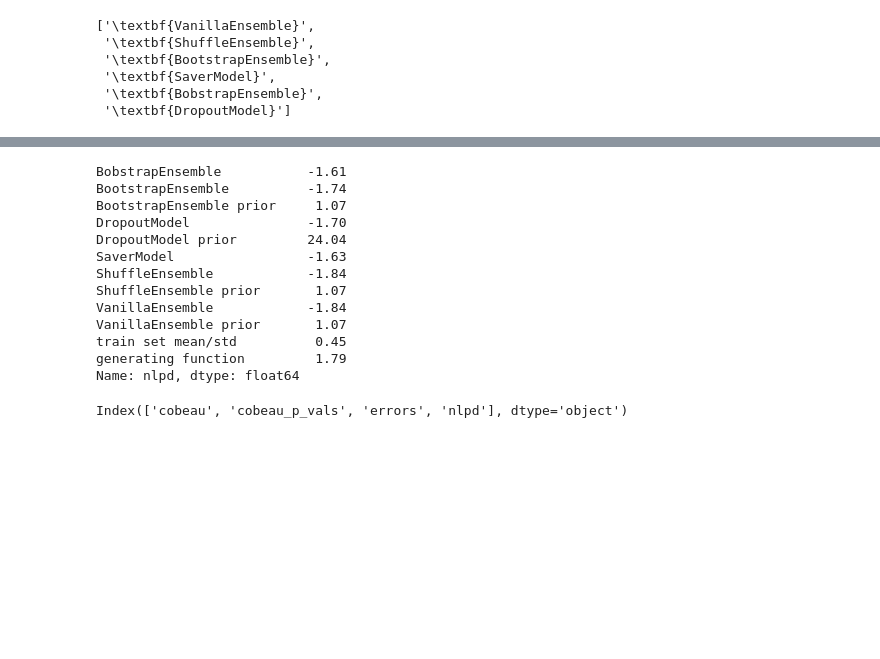
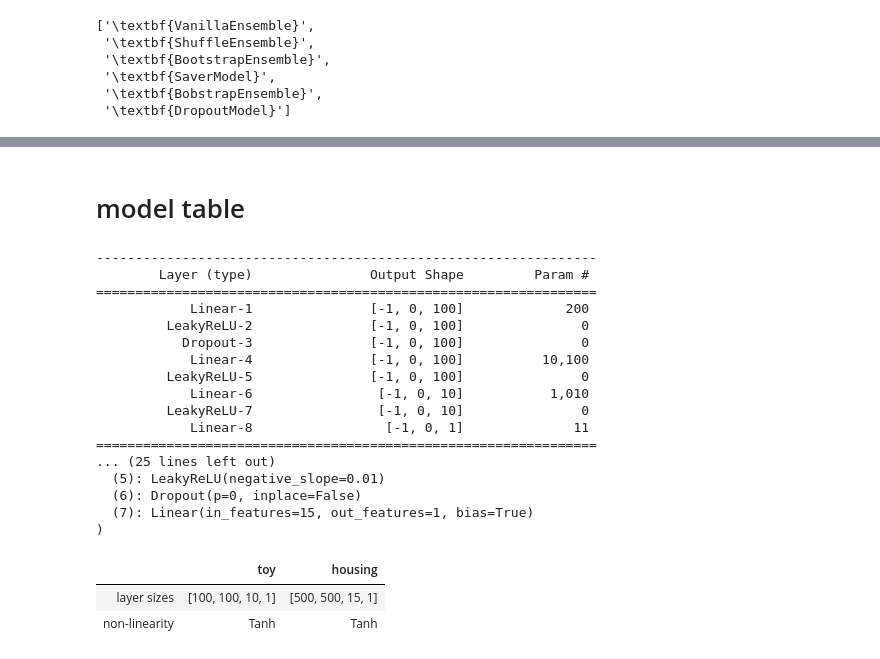
Before and after one commit to wooohoooo/uncertainty_regression_pytorch, a Jupyter notebook: models/analysis.ipynb, the cells around one changed output, grey strips where cells are left out. Cells and saved outputs as stored; diff of their text form; code cells hidden in the pictures; blank space fills up the shorter version.

```diff
--- a/models/analysis.ipynb
+++ b/models/analysis.ipynb
@@ -536,22 +469,43 @@ generating function        &              - &              - &           1.06 &
 \bottomrule
 \end{tabular}
-# %%
-pd_means.loc[row]
-# %% [output]
-BobstrapEnsemble           -1.61
-BootstrapEnsemble          -1.74
-BootstrapEnsemble prior     1.07
-DropoutModel               -1.70
-DropoutModel prior         24.04
-SaverModel                 -1.63
-ShuffleEnsemble            -1.84
-ShuffleEnsemble prior       1.07
-VanillaEnsemble            -1.84
-VanillaEnsemble prior       1.07
-train set mean/std          0.45
-generating function         1.79
-Name: nlpd, dtype: float64
-# %%
-pd_means.index
-# %% [output]
-Index(['cobeau', 'cobeau_p_vals', 'errors', 'nlpd'], dtype='object')
+# %% [markdown]
+# model table
+# %%
+from nn_models.base_model import get_toy_model,get_kaggle_model
+import torch
+from torchsummary import summary
+import collections
+import pandas as pd
+device = torch.device("cuda" if torch.cuda.is_available() else "cpu")
+model = get_toy_model(1,torch.nn.LeakyReLU,0).to(device)
+summary(model, (0,1))
+model_dict = collections.defaultdict(dict)
+for name, get_func in zip(['toy','housing'],[get_toy_model, get_kaggle_model]):
+    model = get_func(1,torch.nn.LeakyReLU,0)
+    model_params = [x.out_features for x in list(model) if hasattr(x,'out_features')]
+    model_dict[name]['layer sizes'] = model_params
+    model_dict[name]['non-linearity'] = 'Tanh'
+    print(model)
+a = pd.DataFrame.from_dict(model_dict)
+a
+# %% [output]
+----------------------------------------------------------------
+        Layer (type)               Output Shape         Param #
+================================================================
+            Linear-1               [-1, 0, 100]             200
+         LeakyReLU-2               [-1, 0, 100]               0
+           Dropout-3               [-1, 0, 100]               0
+            Linear-4               [-1, 0, 100]          10,100
+         LeakyReLU-5               [-1, 0, 100]               0
+            Linear-6                [-1, 0, 10]           1,010
+         LeakyReLU-7                [-1, 0, 10]               0
+            Linear-8                 [-1, 0, 1]              11
+================================================================
+... (25 lines left out)
+  (5): LeakyReLU(negative_slope=0.01)
+  (6): Dropout(p=0, inplace=False)
+  (7): Linear(in_features=15, out_features=1, bias=True)
+)
+|  | toy | housing |
+| layer sizes | [100, 100, 10, 1] | [500, 500, 15, 1] |
+| non-linearity | Tanh | Tanh |
```
Also changed, not shown: parts of 30 cells of this notebook, 8 other files.
